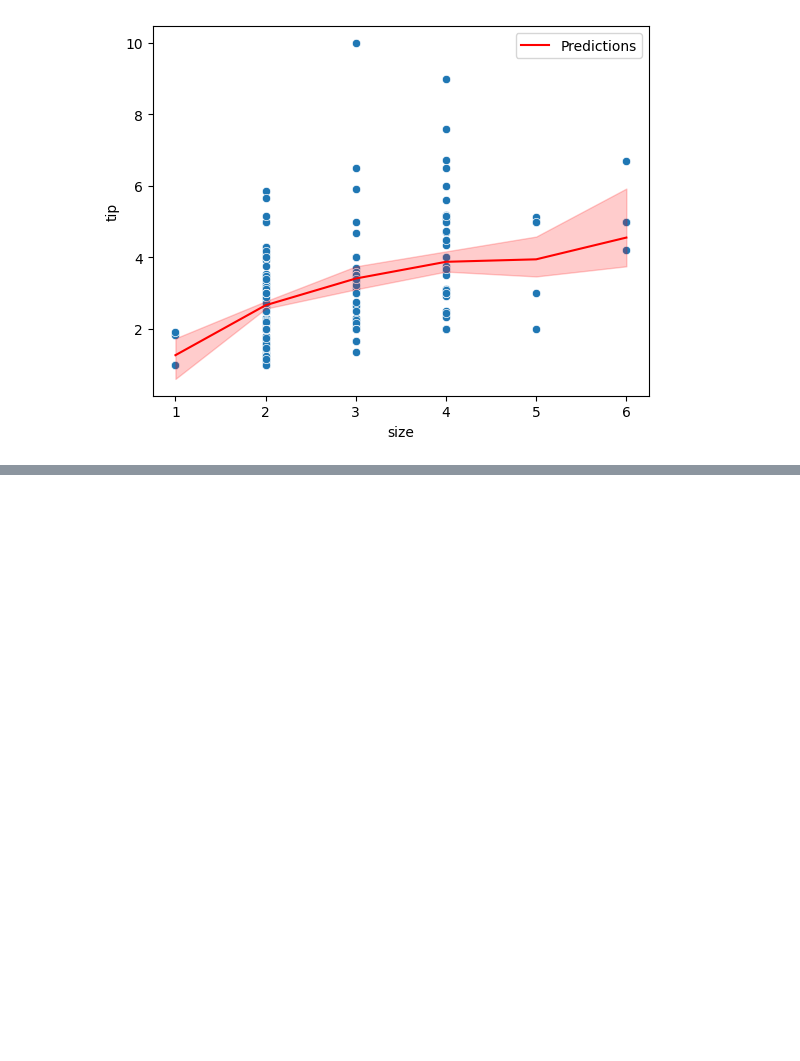
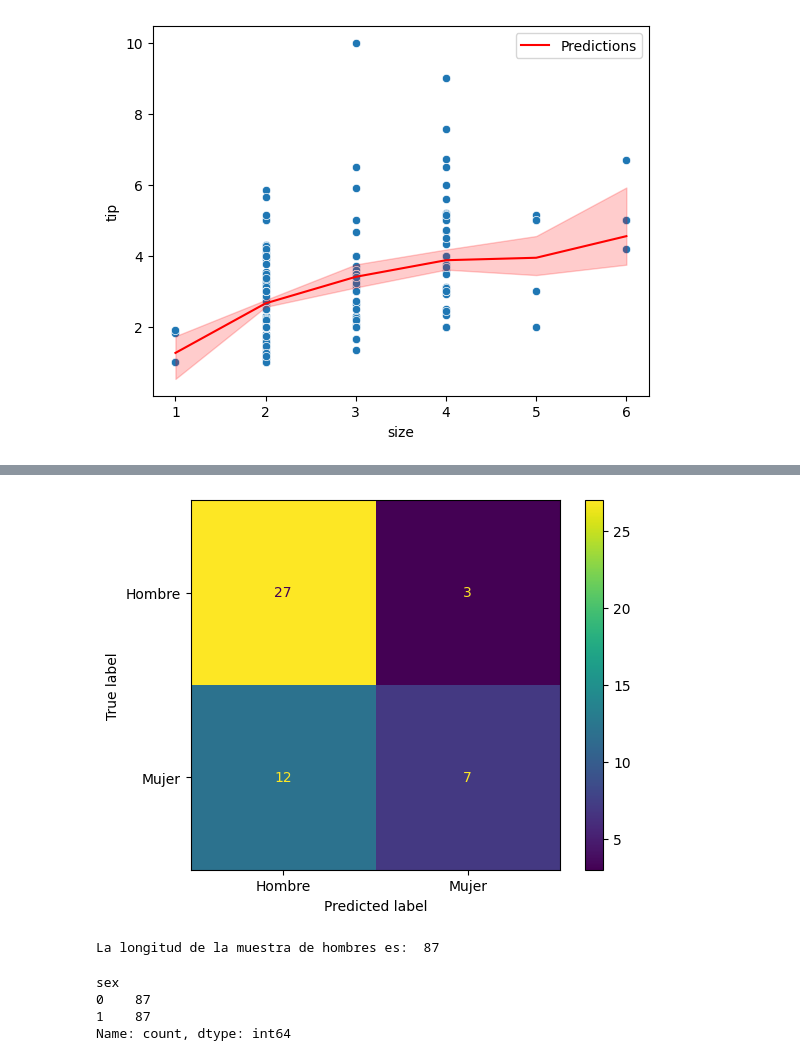
Before and after one commit to fjzamora93/Matlab_Seaborn_Scikit_TipTutorial, a Jupyter notebook: tips.ipynb, the cells around one changed output, grey strips where cells are left out. Cells and saved outputs as stored; diff of their text form; code cells hidden in the pictures; blank space fills up the shorter version.

```diff
--- a/tips.ipynb
+++ b/tips.ipynb
@@ -374,0 +460,46 @@ resultados
+# %%
+from sklearn.linear_model import LogisticRegression
+from sklearn.metrics import confusion_matrix, ConfusionMatrixDisplay
+
+
+X = df2[['smoker', 'day', 'time']]
+y = df2['sex']
+X_train, X_test, y_train, y_test = train_test_split(X, y, test_size=0.2, random_state=42)
+
+
+# Similar a la regresión lineal pero aplica una función sigmoide para transformar la salida a 0-1
+model = LogisticRegression()
+model.fit(X_train, y_train)
+y_pred = model.predict(X_test)
+
+
+comparativa = pd.DataFrame({
+    'Test': y_test,
+    'Prediccion': y_pred
+})
+
+comparativa
+conf_matrix = confusion_matrix(y_test, y_pred)
+disp = ConfusionMatrixDisplay(confusion_matrix=conf_matrix, display_labels=['Hombre', 'Mujer'])
+disp = disp.plot()
+# %% [output]
+[figure, added]
+# %%
+#Podríamos suponer que el modelo anterior falla ya que en la muestra hay muchos más hombres que mujeres, así que vamos a balancear los datos.
+
+
+remuestreo_hombres = df2[df2['sex'] == 0]
+remuestreo_mujeres = df2[df2['sex'] == 1]
+df_hombres_downsampled = remuestreo_hombres.sample(len(remuestreo_mujeres))
+print('La longitud de la muestra de hombres es: ', len(df_hombres_downsampled))
+
+# Concatenar DataFrames
+df2 = pd.concat([df_hombres_downsampled, remuestreo_mujeres])
+
+df2['sex'].value_counts()
+# %% [output]
+La longitud de la muestra de hombres es:  87
+sex
+0    87
+1    87
+Name: count, dtype: int64
```
Also changed, not shown: parts of 21 cells of this notebook, 2 other files.
